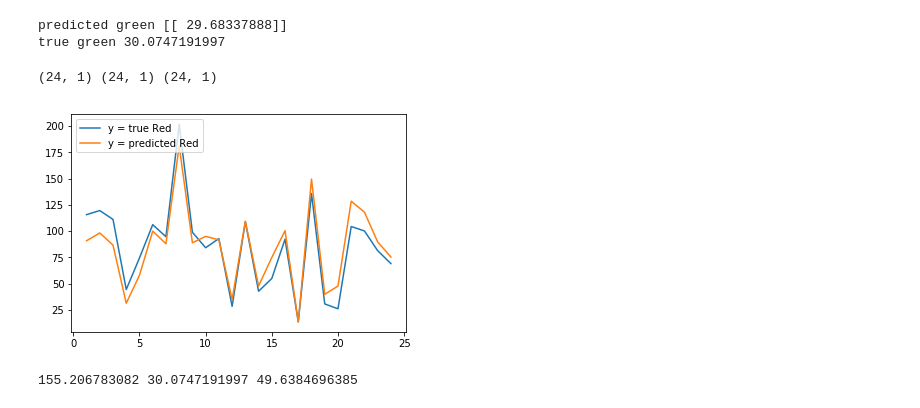
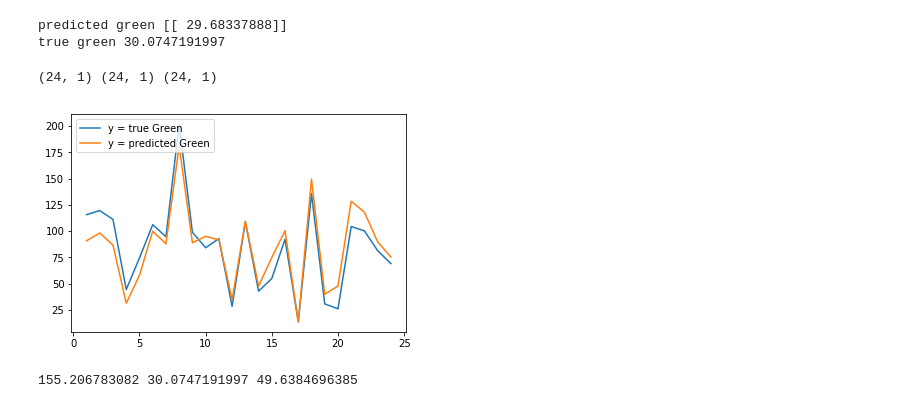
Before and after one commit to nehay06/paint_project, a Jupyter notebook: src/Experiment4.ipynb, the cells around one changed output. Cells and saved outputs as stored; diff of their text form; code cells hidden in the pictures.

```diff
--- a/src/Experiment4.ipynb
+++ b/src/Experiment4.ipynb
@@ -274,19 +185,19 @@ true green 30.0747191997
 # %%
 import matplotlib.pyplot as plt
 import numpy as np
 
 x = np.arange(1,25)
 x.shape = (x.shape[0],1)
 print y.shape,x.shape,y_pred.shape
 plt.plot(x, y)
 plt.plot(x, y_pred)
 
-plt.legend(['y = true Red', 'y = predicted Red'], loc='upper left')
+plt.legend(['y = true Green', 'y = predicted Green'], loc='upper left')
 
 plt.show()
 # %% [output]
 (24, 1) (24, 1) (24, 1)
-[figure, old version]
+[figure, new version]
 # %%
 print r1[9],g1[9],b1[9]
 # %% [output]
```
Also changed, not shown: parts of 44 cells of this notebook, 9 other files.
